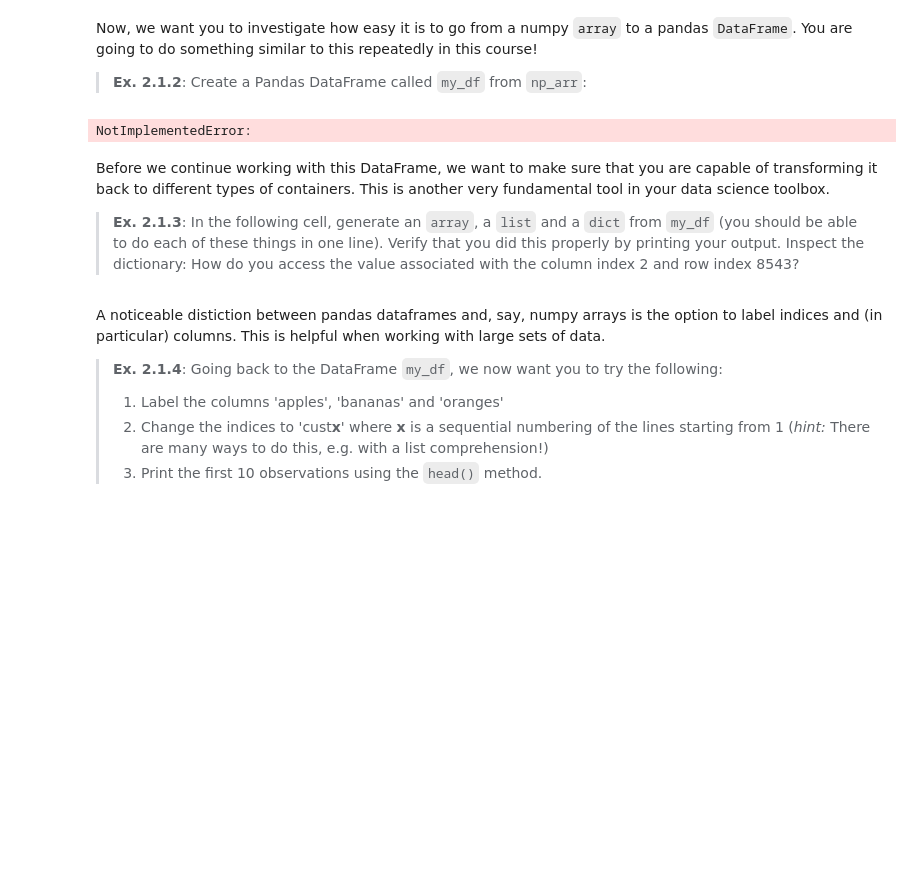
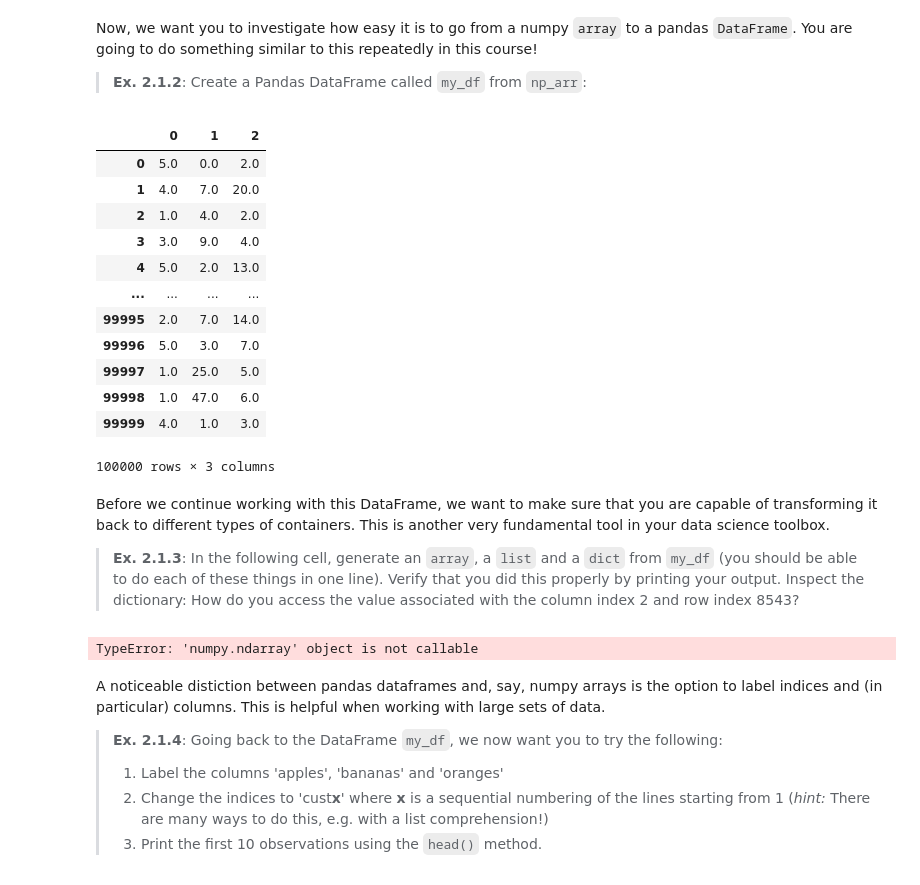
Before and after one commit to Kelvin-xing/isds2023, a Jupyter notebook: teaching_materials/module_2/module_2_exercises_ans.ipynb, the cells around one changed output. Drawn from its saved outputs; the diff is of its cells as text; code cells hidden in the pictures; blank space fills up the shorter version.

```diff
--- a/teaching_materials/module_2/module_2_exercises_ans.ipynb
+++ b/teaching_materials/module_2/module_2_exercises_ans.ipynb
@@ -55,18 +64,38 @@ Now, we want you to investigate how easy it is to go from a numpy `array` to a p
 > **Ex. 2.1.2**: Create a Pandas DataFrame called `my_df` from `np_arr`:
 # %%
 # YOUR CODE HERE
-raise NotImplementedError()
-
+my_df = pd.DataFrame(np_arr)
+#raise NotImplementedError()
 my_df
 # %% [output]
+|  | 0 | 1 | 2 |
+| 0 | 5.0 | 0.0 | 2.0 |
+| 1 | 4.0 | 7.0 | 20.0 |
+| 2 | 1.0 | 4.0 | 2.0 |
+| 3 | 3.0 | 9.0 | 4.0 |
+| 4 | 5.0 | 2.0 | 13.0 |
+| ... | ... | ... | ... |
+| 99995 | 2.0 | 7.0 | 14.0 |
+| 99996 | 5.0 | 3.0 | 7.0 |
+| 99997 | 1.0 | 25.0 | 5.0 |
+| 99998 | 1.0 | 47.0 | 6.0 |
+| 99999 | 4.0 | 1.0 | 3.0 |
-NotImplementedError:
+100000 rows × 3 columns
 # %% [markdown]
 Before we continue working with this DataFrame, we want to make sure that you are capable of transforming it back to different types of containers. This is another very fundamental tool in your data science toolbox.
 
 > **Ex. 2.1.3**: In the following cell, generate an `array`, a `list` and a `dict` from `my_df` (you should be able to do each of these things in one line). Verify that you did this properly by printing your output. Inspect the dictionary: How do you access the value associated with the column index 2 and row index 8543?
 # %%
 # YOUR CODE HERE
-raise NotImplementedError()
+#raise NotImplementedError()
+my_arr = my_df.values
+my_list = my_df.tolist()
+my_dict = my_df.to_dict()
+my_arr
+my_list
+my_dict
+# %% [output]
+TypeError: 'numpy.ndarray' object is not callable
 # %% [markdown]
 A noticeable distiction between pandas dataframes and, say, numpy arrays is the option to label indices and (in particular) columns. This is helpful when working with large sets of data.
 
```
Also changed, not shown: parts of 1 cell of this notebook, 1 other file.
